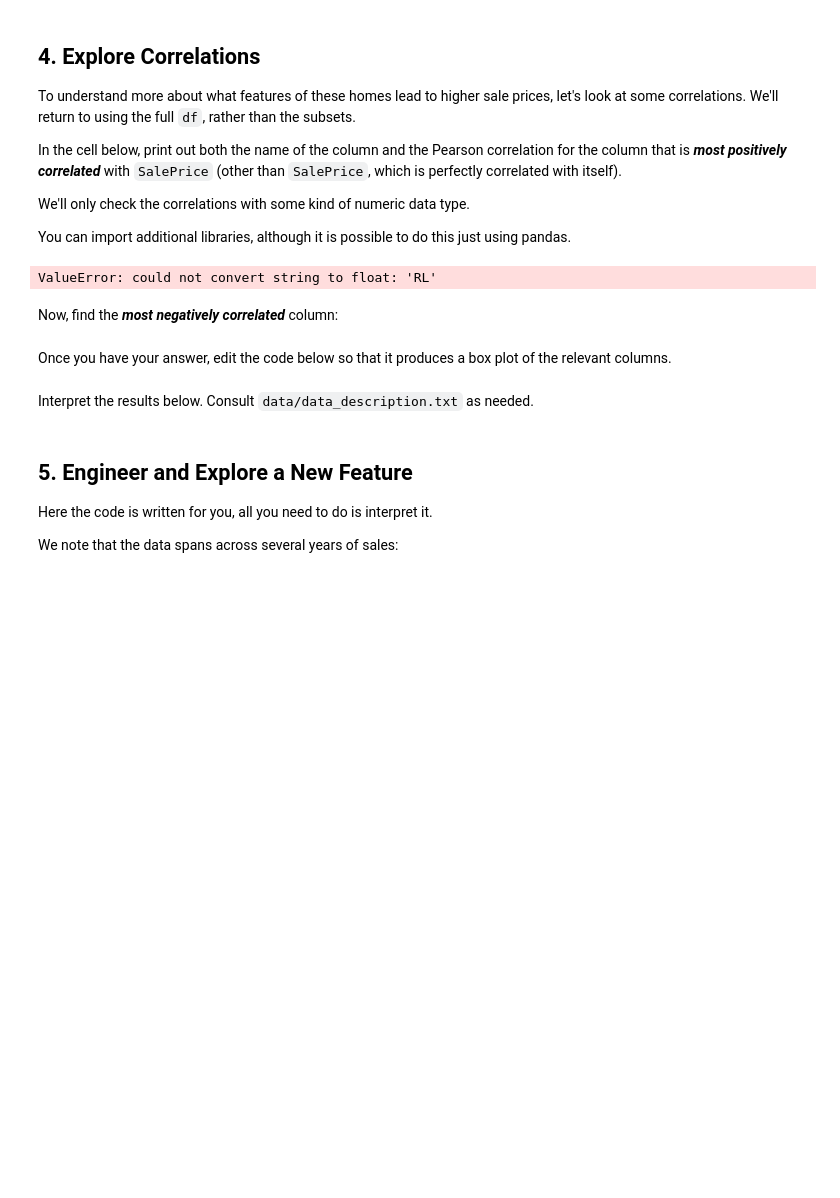
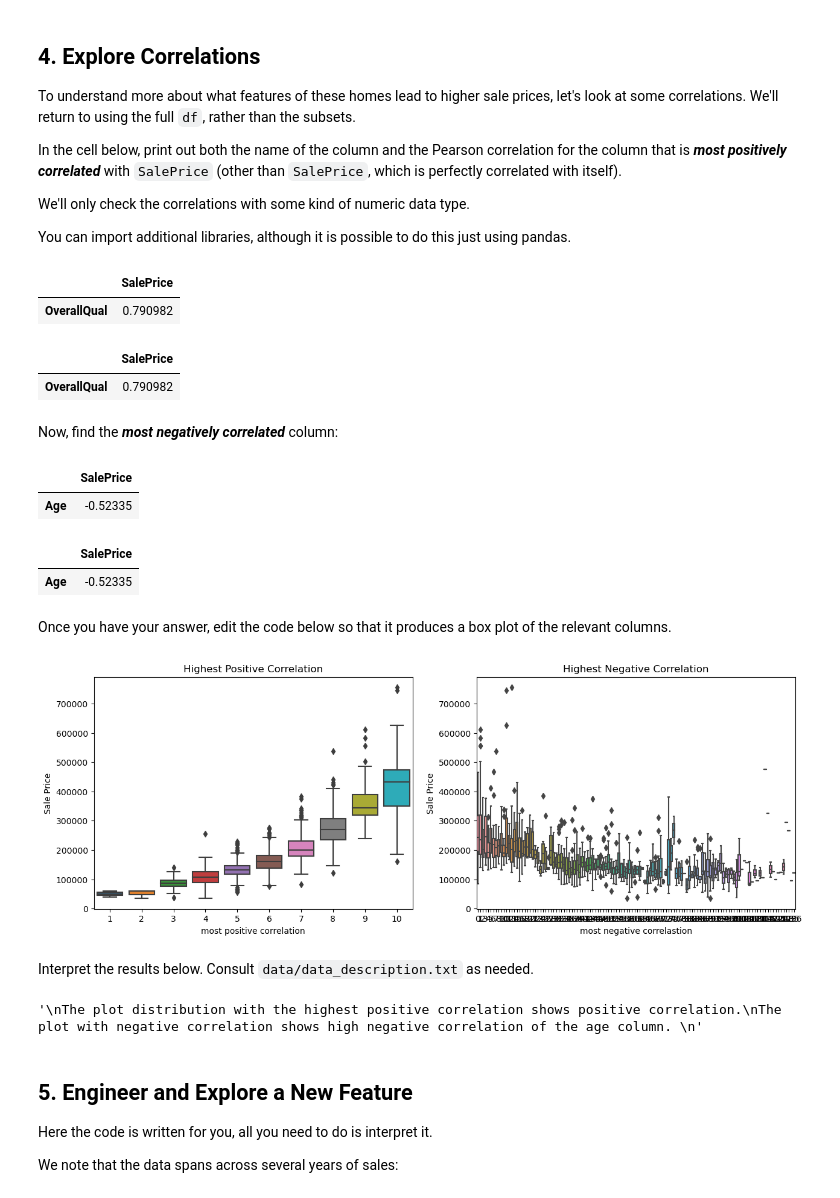
Before and after one commit to lynnndero/dsc-pandas-eda-lab, a Jupyter notebook: index.ipynb, the cells around one changed output. Saved outputs shown, nothing was run; the diff lists cells and outputs as text; code cells hidden in the pictures; blank space fills up the shorter version.

```diff
--- a/index.ipynb
+++ b/index.ipynb
@@ -352,12 +352,20 @@ In the cell below, print out both the name of the column and the Pearson correla
 We'll only check the correlations with some kind of numeric data type.
 
 You can import additional libraries, although it is possible to do this just using pandas.
+# %%
+df_2 = df.corr(method = 'pearson',  numeric_only=True)
+x = pd.DataFrame(df_2['SalePrice']).drop('SalePrice')
+x.sort_values(by = 'SalePrice').tail(1)
+# %% [output]
+|  | SalePrice |
+| OverallQual | 0.790982 |
 # %%
 # Your code here
-df_2 = df.corr(method='pearson')
+df_2 = df.corr(method='pearson', numeric_only=True)
 x = pd.DataFrame(df_2['SalePrice']).drop('SalePrice')
 x.sort_values(by = 'SalePrice').tail(1)
 # %% [output]
-ValueError: could not convert string to float: 'RL'
+|  | SalePrice |
+| OverallQual | 0.790982 |
 # %% [markdown]
 Now, find the ***most negatively correlated*** column:
@@ -367,31 +372,49 @@ df_2 =
+# %%
+# Your code here
+df_2 = df.corr(method = 'pearson', numeric_only=True)
+x = pd.DataFrame(df_2['SalePrice']).drop('SalePrice')
+x.sort_values(by = 'SalePrice').head(1)
+# %% [output]
+|  | SalePrice |
+| Age | -0.52335 |
+# %%
+# Your code here
+df_2 = df.corr(method = 'pearson', numeric_only=True)
+x = pd.DataFrame(df_2['SalePrice']).drop('SalePrice')
+x.sort_values(by = 'SalePrice').head(1)
+# %% [output]
+|  | SalePrice |
+| Age | -0.52335 |
 # %% [markdown]
 Once you have your answer, edit the code below so that it produces a box plot of the relevant columns.
 # %%
 # Replace None with appropriate code
 
 import seaborn as sns
 
 fig, (ax1, ax2) = plt.subplots(ncols=2, figsize=(15,5))
 
 # Plot distribution of column with highest correlation
 sns.boxplot(
-    x=None,
+    x=df["OverallQual"],
     y=df["SalePrice"],
     ax=ax1
 )
 # Plot distribution of column with most negative correlation
 sns.boxplot(
-    x=None,
+    x=df["Age"],
     y=df["SalePrice"],
     ax=ax2
 )
 
 # Customize labels
-ax1.set_title(None)
-ax1.set_xlabel(None)
+ax1.set_title('Highest Positive Correlation')
+ax1.set_xlabel('most positive correlation')
 ax1.set_ylabel("Sale Price")
-ax2.set_title(None)
-ax2.set_xlabel(None)
+ax2.set_title('Highest Negative Correlation')
+ax2.set_xlabel('most negative correlastion')
 ax2.set_ylabel("Sale Price");
+# %% [output]
+[figure, added]
 # %% [markdown]
 Interpret the results below. Consult `data/data_description.txt` as needed.
@@ -403,3 +421,11 @@ None
+# %%
+# Replace None with appropriate text
+"""
+The plot distribution with the highest positive correlation shows positive correlation.
+The plot with negative correlation shows high negative correlation of the age column.
+"""
+# %% [output]
+'\nThe plot distribution with the highest positive correlation shows positive correlation.\nThe plot with negative correlation shows high negative correlation of the age column. \n'
 # %% [markdown]
 ## 5. Engineer and Explore a New Feature
 
```
Also changed, not shown: parts of 2 cells of this notebook.
